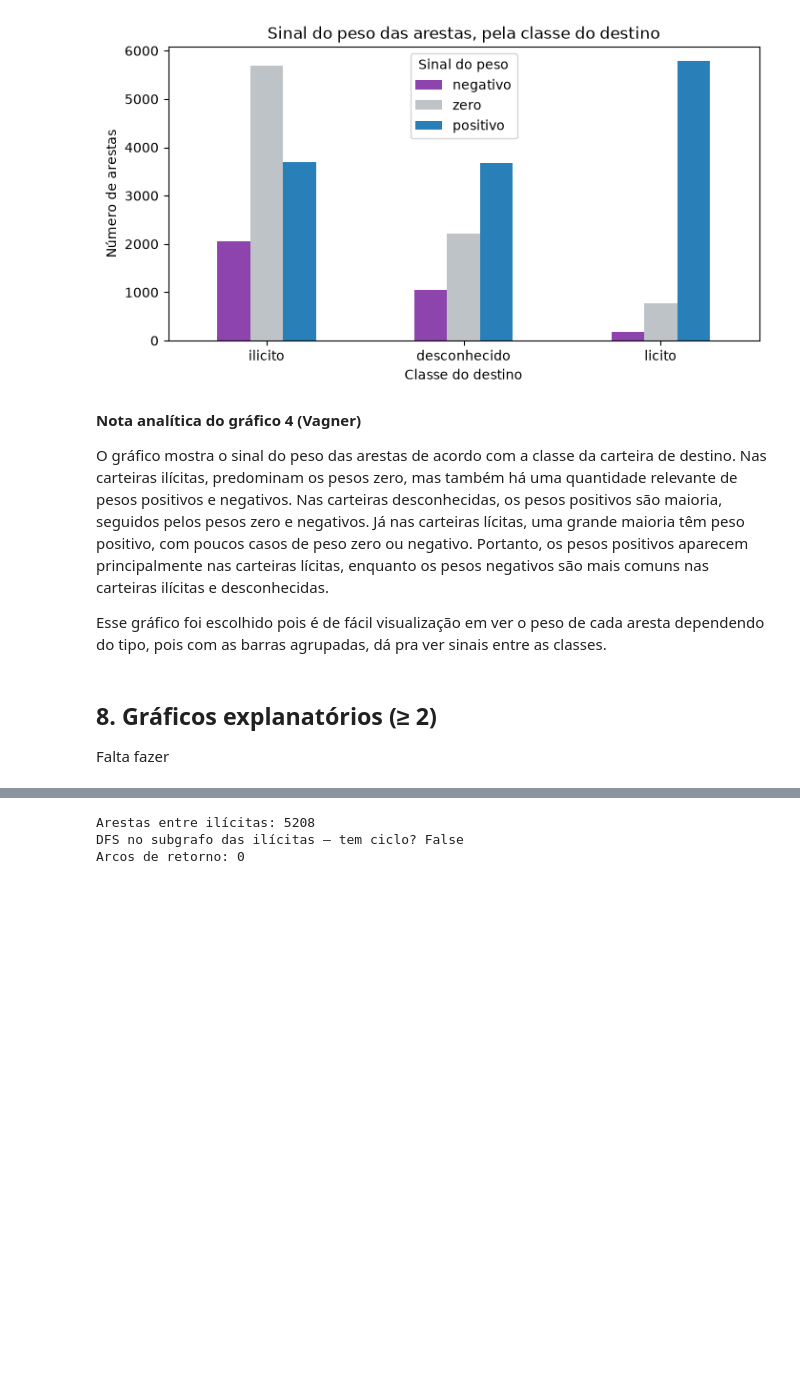
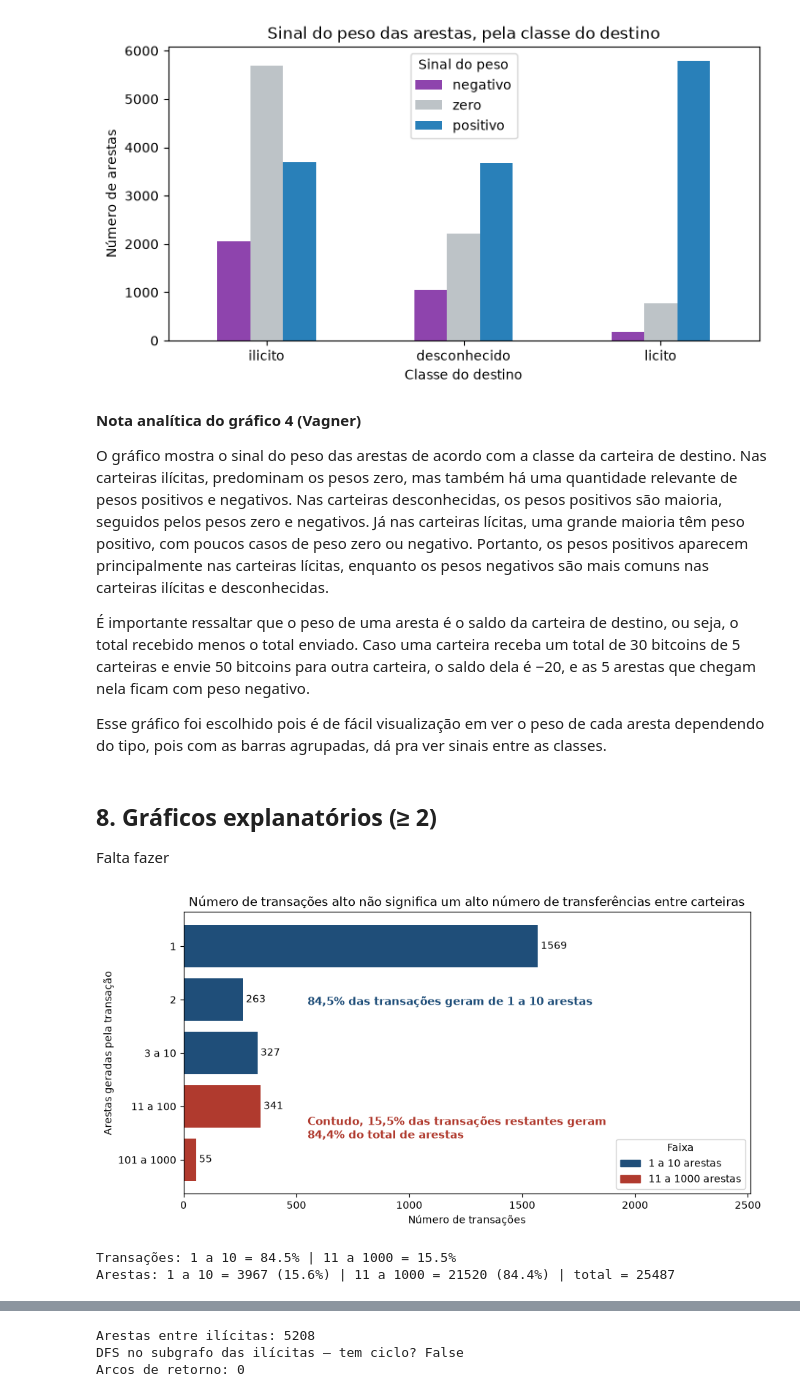
Before and after one commit to davimqz/Projetos-Grafos, a Jupyter notebook: notebooks/avd/01_exploratoria.ipynb, the cells around one changed output, grey strips where cells are left out. Cells and saved outputs as stored; diff of their text form; code cells hidden in the pictures; blank space fills up the shorter version.

```diff
--- a/notebooks/avd/01_exploratoria.ipynb
+++ b/notebooks/avd/01_exploratoria.ipynb
@@ -776,8 +813,50 @@ plt.show()
 
 O gráfico mostra o sinal do peso das arestas de acordo com a classe da carteira de destino. Nas carteiras ilícitas, predominam os pesos zero, mas também há uma quantidade relevante de pesos positivos e negativos. Nas carteiras desconhecidas, os pesos positivos são maioria, seguidos pelos pesos zero e negativos. Já nas carteiras lícitas, uma grande maioria têm peso positivo, com poucos casos de peso zero ou negativo. Portanto, os pesos positivos aparecem principalmente nas carteiras lícitas, enquanto os pesos negativos são mais comuns nas carteiras ilícitas e desconhecidas.
 
+É importante ressaltar que o peso de uma aresta é o saldo da carteira de destino, ou seja, o total recebido menos o total enviado. Caso uma carteira receba um total de 30 bitcoins de 5 carteiras e envie 50 bitcoins para outra carteira, o saldo dela é −20, e as 5 arestas que chegam nela ficam com peso negativo.
+
 Esse gráfico foi escolhido pois é de fácil visualização em ver o peso de cada aresta dependendo do tipo, pois com as barras agrupadas, dá pra ver sinais entre as classes.
 # %% [markdown]
 ## 8. Gráficos explanatórios (≥ 2)
 
 Falta fazer
+# %%
+# [IA] Claude Code – sintaxe matplotlib do explanatório de arestas por transação; base no gráfico 2, título, cores (azul 1 a 10, vermelho 11 a 1000) e anotações com as porcentagens definidos pelo Vagner
+from matplotlib.patches import Patch
+
+grupo_1_10 = ["1", "2", "3 a 10"]
+cor_azul, cor_vermelha = "#1f4e79", "#b03a2e"
+cores = [cor_azul if f in grupo_1_10 else cor_vermelha for f in tx_por_faixa.index.astype(str)]
+arestas_por_faixa = transacoes_rec.groupby(faixas, observed=False)["n_arestas"].sum()
+eh_1_10 = tx_por_faixa.index.astype(str).isin(grupo_1_10)
+pct_tx_1_10 = 100 * tx_por_faixa[eh_1_10].sum() / tx_por_faixa.sum()
+pct_tx_11_1000 = 100 * tx_por_faixa[~eh_1_10].sum() / tx_por_faixa.sum()
+pct_arestas_1_10 = 100 * arestas_por_faixa[eh_1_10].sum() / arestas_por_faixa.sum()
+pct_arestas_11_1000 = 100 * arestas_por_faixa[~eh_1_10].sum() / arestas_por_faixa.sum()
+
+def pct(v):
+    return f"{v:.1f}%".replace(".", ",")
+
+fig, ax = plt.subplots(figsize=(10, 5))
+barras = ax.barh(tx_por_faixa.index.astype(str), tx_por_faixa.values, color=cores)
+ax.bar_label(barras, padding=3)
+ax.invert_yaxis()
+ax.set_xlim(0, tx_por_faixa.max() * 1.6)
+ax.set_title("Número de transações alto não significa um alto número de transferências entre carteiras")
+ax.set_xlabel("Número de transações")
+ax.set_ylabel("Arestas geradas pela transação")
+ax.text(tx_por_faixa.max() * 0.35, 1.1, f"{pct(pct_tx_1_10)} das transações geram de 1 a 10 arestas",
+        fontsize=11, color=cor_azul, fontweight="bold")
+ax.text(tx_por_faixa.max() * 0.35, 3.6,
+        f"Contudo, {pct(pct_tx_11_1000)} das transações restantes geram\n{pct(pct_arestas_11_1000)} do total de arestas",
+        fontsize=11, color=cor_vermelha, fontweight="bold")
+ax.legend(handles=[Patch(color=cor_azul, label="1 a 10 arestas"), Patch(color=cor_vermelha, label="11 a 1000 arestas")],
+          title="Faixa", loc="lower right")
+plt.savefig(SAIDA + "explanatoria_arestas_por_transacao.png", dpi=150, bbox_inches="tight")
+plt.show()
+print(f"Transações: 1 a 10 = {pct_tx_1_10:.1f}% | 11 a 1000 = {pct_tx_11_1000:.1f}%")
+print(f"Arestas: 1 a 10 = {arestas_por_faixa[eh_1_10].sum()} ({pct_arestas_1_10:.1f}%) | 11 a 1000 = {arestas_por_faixa[~eh_1_10].sum()} ({pct_arestas_11_1000:.1f}%) | total = {arestas_por_faixa.sum()}")
+# %% [output]
+[figure, added]
+Transações: 1 a 10 = 84.5% | 11 a 1000 = 15.5%
+Arestas: 1 a 10 = 3967 (15.6%) | 11 a 1000 = 21520 (84.4%) | total = 25487
```
Also changed, not shown: parts of 11 cells of this notebook, 4 other files.
